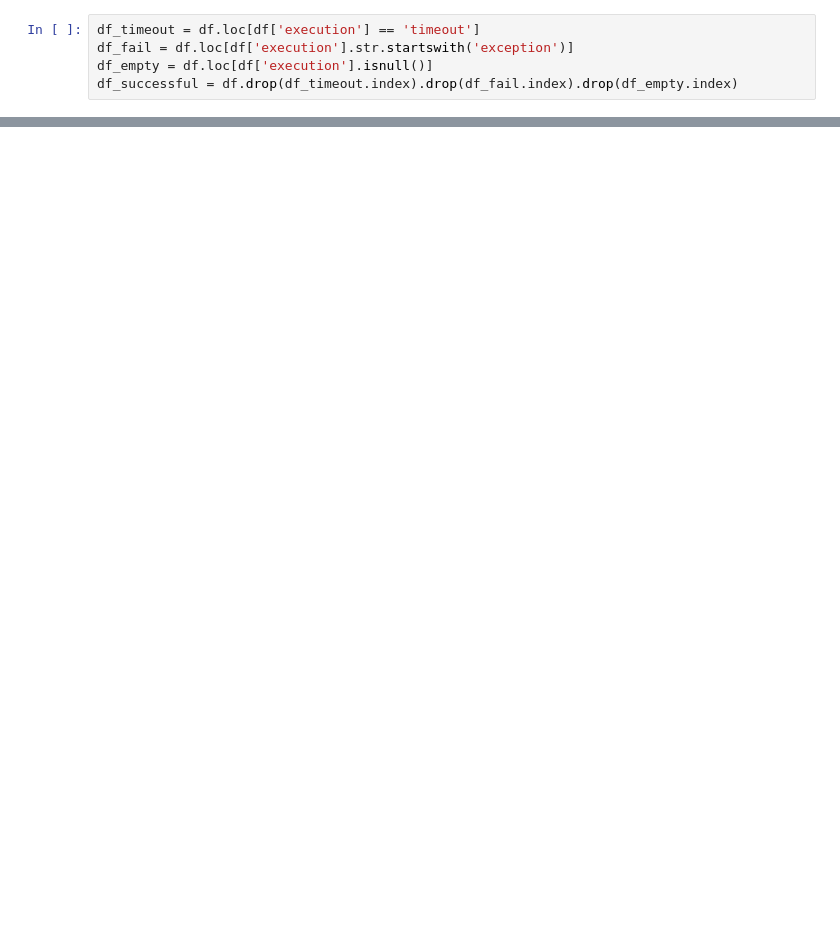
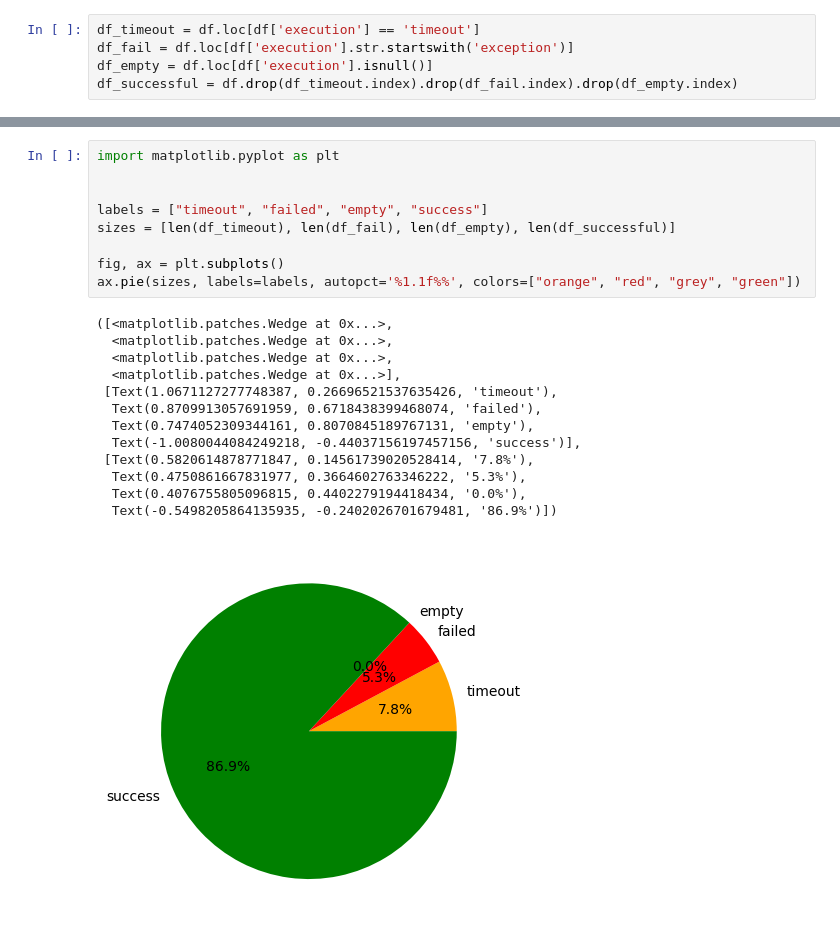
Before and after one commit to Gratic/Finetuning-LLM-for-SPARQL-generation, a Jupyter notebook: scripts/Analyse_execution_queries.ipynb, the cells around one changed output, grey strips where cells are left out. Cells and saved outputs as stored; diff of their text form; blank space fills up the shorter version.

```diff
--- a/scripts/Analyse_execution_queries.ipynb
+++ b/scripts/Analyse_execution_queries.ipynb
@@ -71,3 +38,26 @@ df_fail
+# %%
+import matplotlib.pyplot as plt
+
+
+labels = ["timeout", "failed", "empty", "success"]
+sizes = [len(df_timeout), len(df_fail), len(df_empty), len(df_successful)]
+
+fig, ax = plt.subplots()
+ax.pie(sizes, labels=labels, autopct='%1.1f%%', colors=["orange", "red", "grey", "green"])
+# %% [output]
+([<matplotlib.patches.Wedge at 0x...>,
+  <matplotlib.patches.Wedge at 0x...>,
+  <matplotlib.patches.Wedge at 0x...>,
+  <matplotlib.patches.Wedge at 0x...>],
+ [Text(1.0671127277748387, 0.26696521537635426, 'timeout'),
+  Text(0.8709913057691959, 0.6718438399468074, 'failed'),
+  Text(0.7474052309344161, 0.8070845189767131, 'empty'),
+  Text(-1.0080044084249218, -0.44037156197457156, 'success')],
+ [Text(0.5820614878771847, 0.14561739020528414, '7.8%'),
+  Text(0.4750861667831977, 0.3664602763346222, '5.3%'),
+  Text(0.4076755805096815, 0.4402279194418434, '0.0%'),
+  Text(-0.5498205864135935, -0.2402026701679481, '86.9%')])
+[figure, added]
 # %%
 import re
 
```
Also changed, not shown: parts of 11 cells of this notebook, 2 other files.
